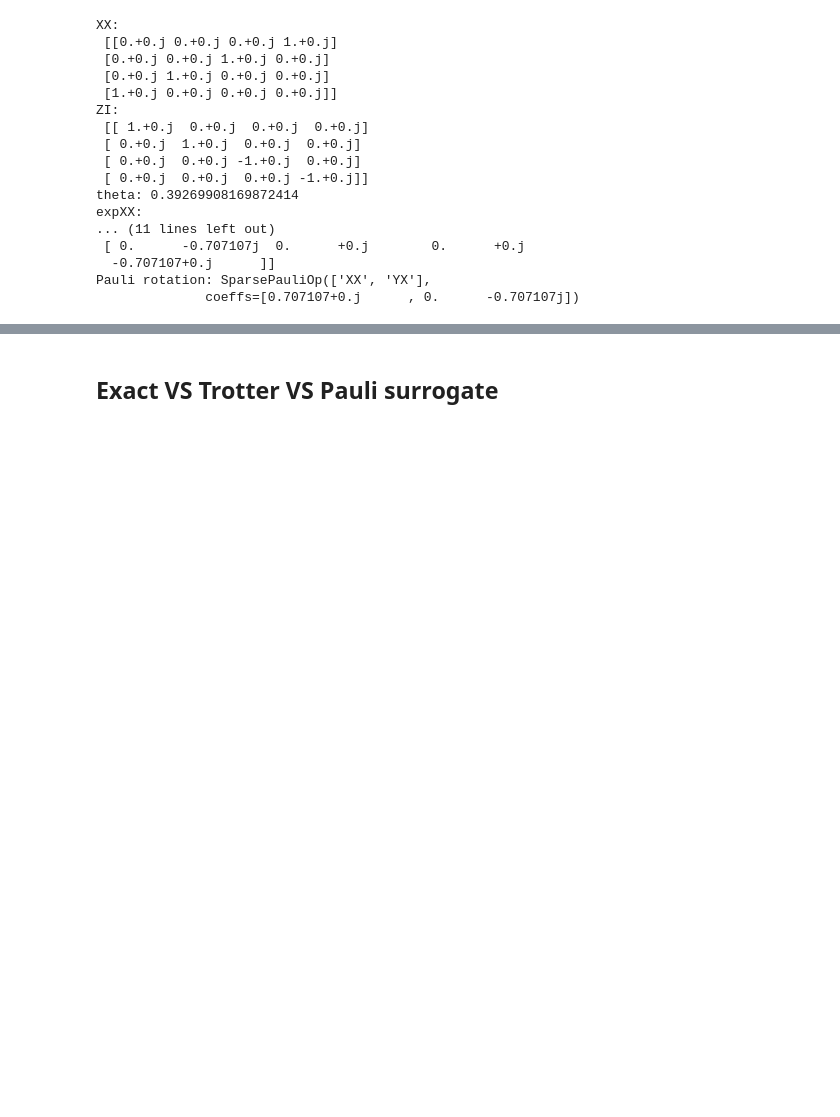
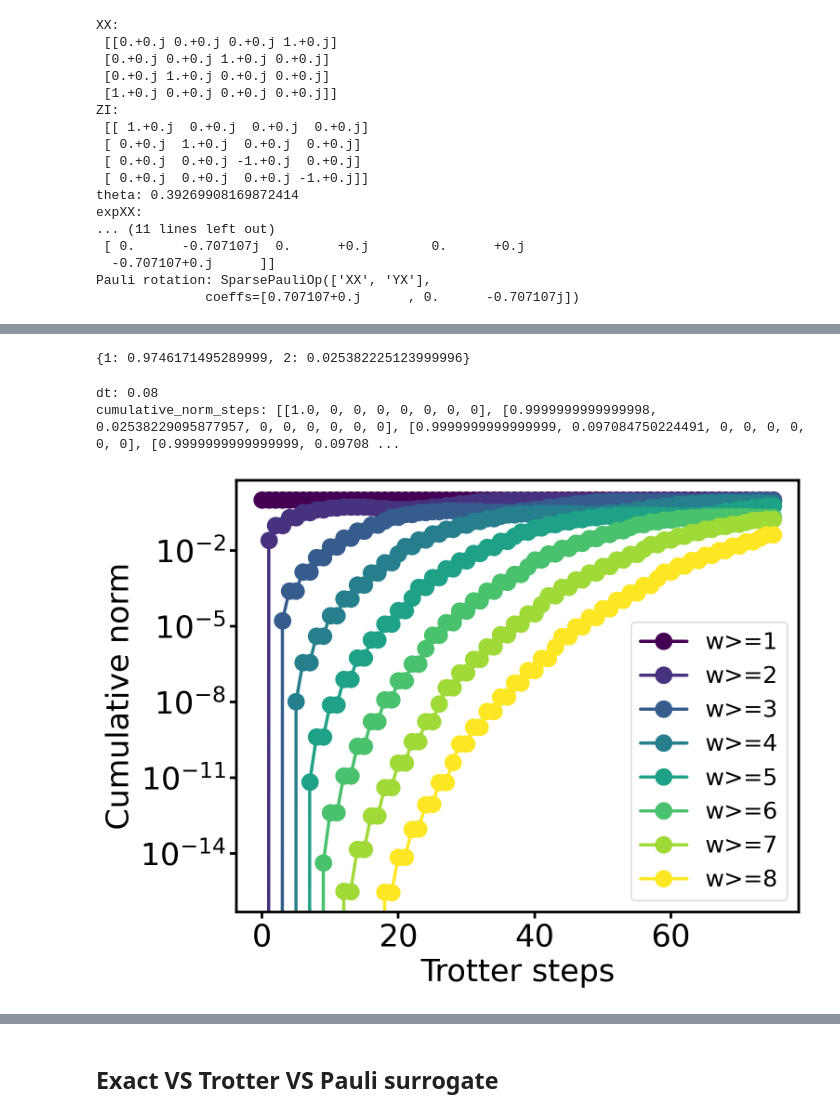
Before and after one commit to Jue-Xu/Pauli-Propagation-Hamiltonian-Expectation, a Jupyter notebook: pauli_propagation.ipynb, the cells around one changed output, grey strips where cells are left out. Saved outputs shown, nothing was run; the diff lists cells and outputs as text; code cells hidden in the pictures; blank space fills up the shorter version.

```diff
--- a/pauli_propagation.ipynb
+++ b/pauli_propagation.ipynb
@@ -74,0 +96,77 @@ Pauli rotation: SparsePauliOp(['XX', 'YX'],
+# %%
+# given a SparsePauliOp, return a list of the sum of square of coefficients of every weight of Pauli operators
+def pauli_weight_norm(spo):
+    """
+    Calculate the norm of each weight of Pauli operators in a SparsePauliOp.
+    """
+    weight_norm = {}
+    for pauli, coeff in zip(spo.paulis, spo.coeffs):
+        # print(pauli, coeff)
+        weight = sum([1 for c in pauli if str(c) != 'I'])
+        # print(weight)
+        if weight not in weight_norm:
+            weight_norm[weight] = 0
+        weight_norm[weight] += abs(coeff)**2
+    return weight_norm
+
+pauli_weight_norm(SparsePauliOp(['IIIIIIIZ', 'IIIIIIXY'], coeffs=[0.987227+0.j, 0.159318-0.j]))
+# %% [output]
+{1: 0.9746171495289999, 2: 0.025382225123999996}
+# %%
+print('dt:', dt)
+evo_ob = [z1]
+for i in range(40):
+    for g in list(qimf.ham):
+        # print(g)
+        temp = []
+        for item in list(evo_ob[-1]):
+            # print(item)
+            if commutator(g, item).simplify().equiv(SparsePauliOp(['I'*n], coeffs=[0.+0.j])):
+                # print(item, g)
+                temp.append(item)
+            else:
+                branch = math.cos(dt*2)*item + 1j*math.sin(dt*2)*g@item
+                temp.append(branch)
+        ob_g = sum(temp).simplify()
+        # temp_step.append(ob_g)
+        evo_ob.append(ob_g)
+        # print(f"#Pauli={len(list(ob_g))}, 2-norm={np.linalg.norm(ob_g, ord='fro')/ np.sqrt(2**n)}")
+# print('evo_ob:', evo_ob)
+
+data_distribution = []
+for item in evo_ob[::n]:
+    weight_norm_dict = pauli_weight_norm(item)
+    # print(len(list(item)), weight_norm_dict)
+    data_distribution.append(weight_norm_dict)
+
+cumulative_norm_steps = []
+for i, item in enumerate(data_distribution):
+    temp_step = []
+    # print(item)
+    for w in range(1, n+1):
+        temp_sum = 0
+        for k in range(w, n+1):
+            if k in item:
+                # print('k', k, item[k])
+                temp_sum += item[k]
+        # print('sum',temp_sum)
+        temp_step.append(temp_sum)
+        # print(item, temp_step)
+    cumulative_norm_steps.append(temp_step)
+print('cumulative_norm_steps:', cumulative_norm_steps)
+
+fig, ax = plt.subplots()
+colors = plt.cm.viridis(np.linspace(0, 1, len(cumulative_norm_steps[0])))
+ax.set_prop_cycle(color=colors)
+for w in range(len(cumulative_norm_steps[0])):
+    ax.plot(range(len(cumulative_norm_steps)), np.array(cumulative_norm_steps)[:,w], label=f'w>={w+1}', marker='o')
+ax.set_xlabel(fr'Trotter steps')
+ax.set_ylabel(rf'Cumulative norm')
+# ax.set_title('Cumulative norm of Pauli operators at each step')
+ax.set_yscale('log')
+ax.legend()
+fig.savefig(f'{fig_dir}/cumulative_norm_steps.pdf', bbox_inches='tight')
+# %% [output]
+dt: 0.08
+cumulative_norm_steps: [[1.0, 0, 0, 0, 0, 0, 0, 0], [0.9999999999999998, 0.02538229095877957, 0, 0, 0, 0, 0, 0], [0.9999999999999999, 0.097084750224491, 0, 0, 0, 0, 0, 0], [0.9999999999999999, 0.09708 ...
+[figure, added]
```
Also changed, not shown: parts of 3 cells of this notebook, 3 other files.
